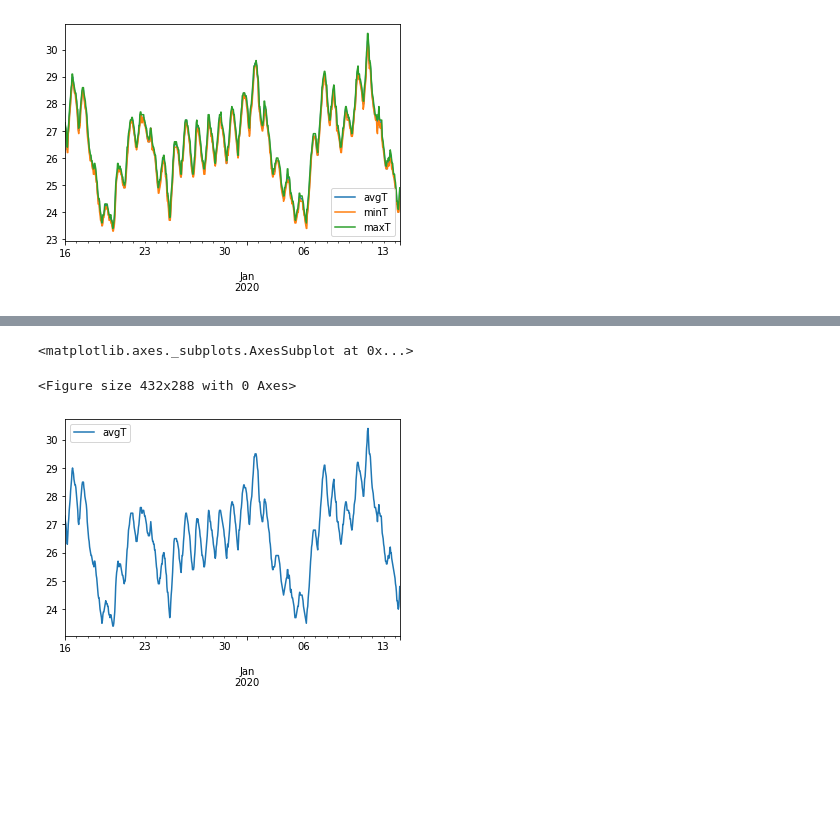
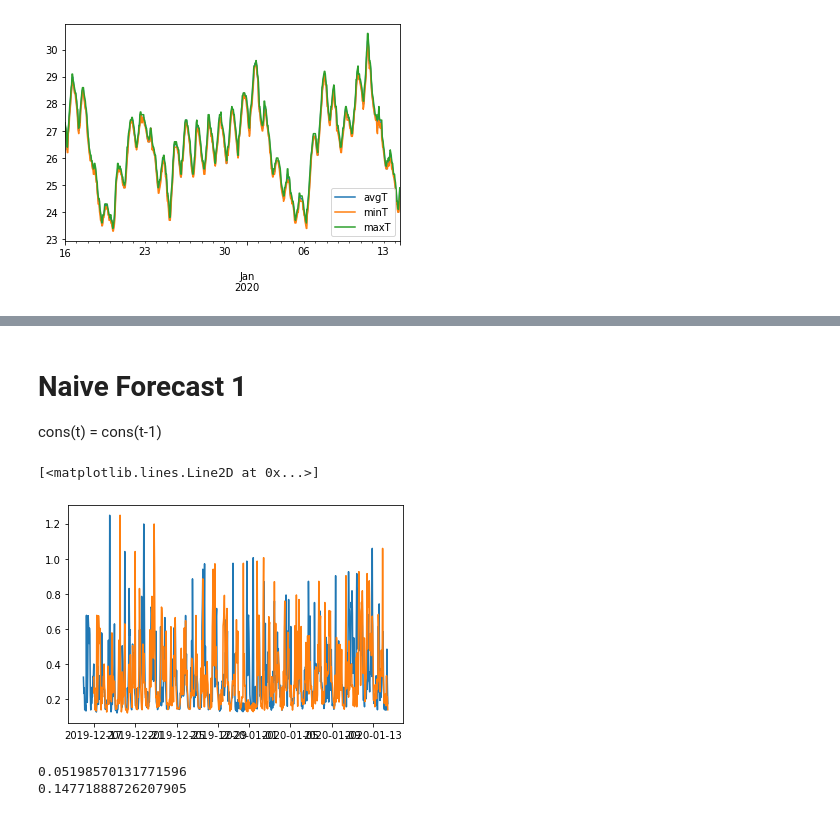
Before and after one commit to tiagoyukio12/estudo-exploratorio, a Jupyter notebook: Main.ipynb, the cells around one changed output, grey strips where cells are left out. Drawn from its saved outputs; the diff is of its cells as text; code cells hidden in the pictures; blank space fills up the shorter version.

Commit message:
Forecast using naive model

```diff
--- a/Main.ipynb
+++ b/Main.ipynb
@@ -59,7 +69,19 @@ hist_data.loc[:, ['ch4']].plot()
-# %%
-plt.figure()
-hist_data.loc[:, ['avgT']].plot()
-# %% [output]
-<matplotlib.axes._subplots.AxesSubplot at 0x...>
-<Figure size 432x288 with 0 Axes>
-[figure, removed]
+# %% [markdown]
+# Naive Forecast 1
+cons(t) = cons(t-1)
+# %%
+naive_forecast = hist_data.head(-24)
+naive_forecast.index = naive_forecast.index + timedelta(days=1)
+
+plt.figure()
+plt.plot(hist_data.index, hist_data['ch1'])
+plt.plot(naive_forecast.index, naive_forecast['ch1'])
+# %% [output]
+[<matplotlib.lines.Line2D at 0x...>]
+[figure, added]
+# %%
+print(keras.metrics.mean_squared_error(hist_data[24:]['ch1'], naive_forecast['ch1']).numpy())
+print(keras.metrics.mean_absolute_error(hist_data[24:]['ch1'], naive_forecast['ch1']).numpy())
+# %% [output]
+0.05198570131771596
+0.14771888726207905
```
Also changed, not shown: parts of 12 cells of this notebook.
